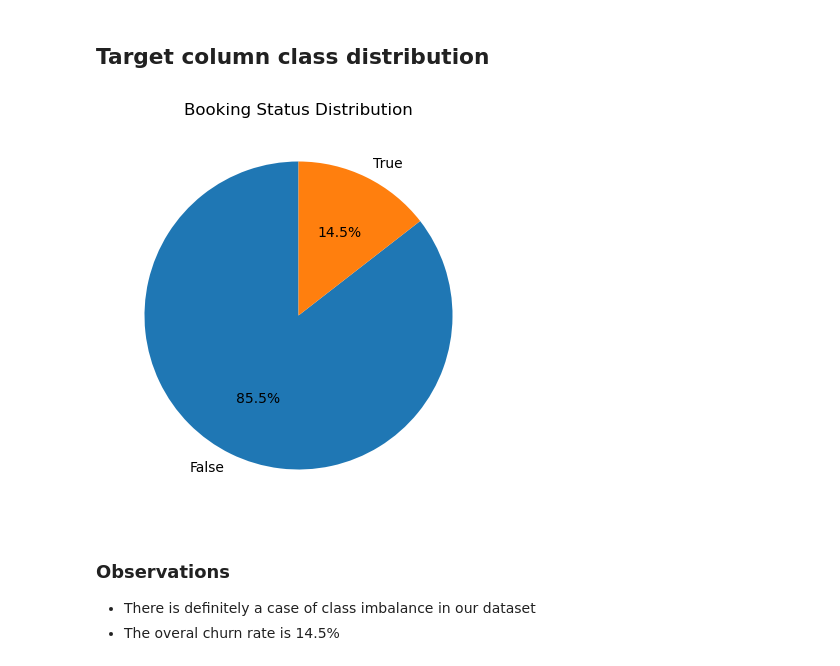
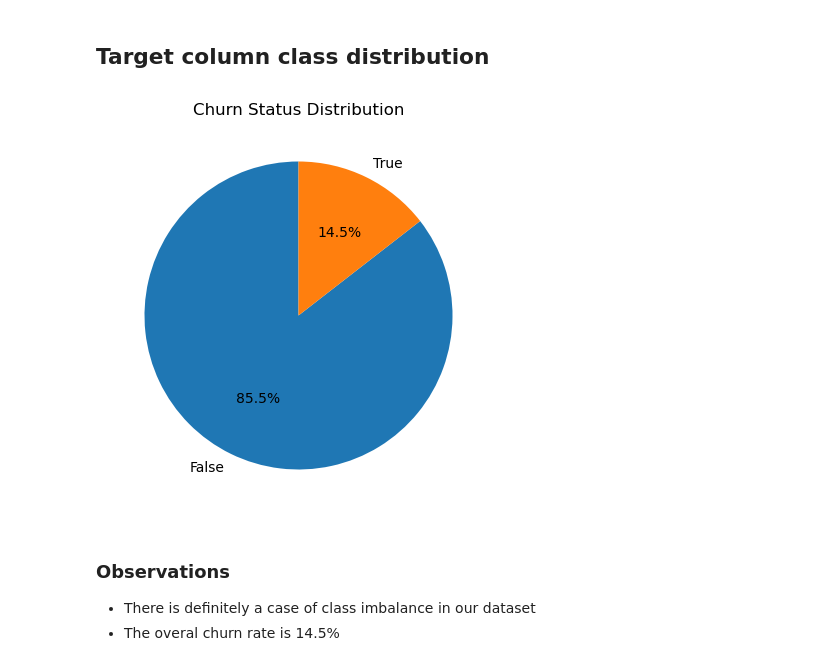
Before and after one commit to minich-code/customer_churn_model, a Jupyter notebook: syriatel_customer_churn.ipynb, the cells around one changed output. Cells and saved outputs as stored; diff of their text form; code cells hidden in the pictures.

```diff
--- a/syriatel_customer_churn.ipynb
+++ b/syriatel_customer_churn.ipynb
@@ -139,25 +148,25 @@ df.hist(bins=15, figsize=(21,13));
 # %%
 # Count target class distribution
 target_class = df['churn'].value_counts().reset_index()
 target_class.columns = ['churn', 'count']
 
 # Plot pie chart
 plt.figure(figsize=(5, 5))  # Set figure size
 plt.pie(
     target_class['count'],
     labels=target_class['churn'],
     autopct='%1.1f%%',
     startangle=90,
 
 )
 
 # Title
-plt.title('Booking Status Distribution')
+plt.title('Churn Status Distribution')
 
 # Show the plot
 plt.show()
 # %% [output]
-[figure, old version]
+[figure, new version]
 # %% [markdown]
 ### Observations
 - There is definitely a case of class imbalance in our dataset
```
Also changed, not shown: parts of 29 cells of this notebook, 3 other files.
